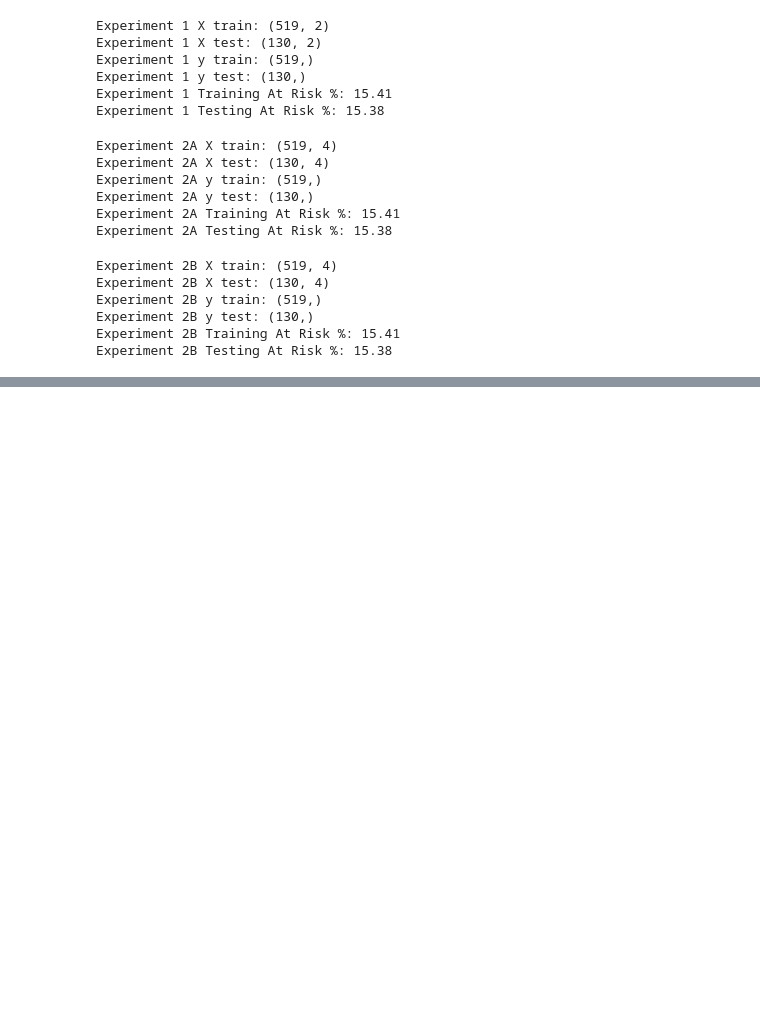
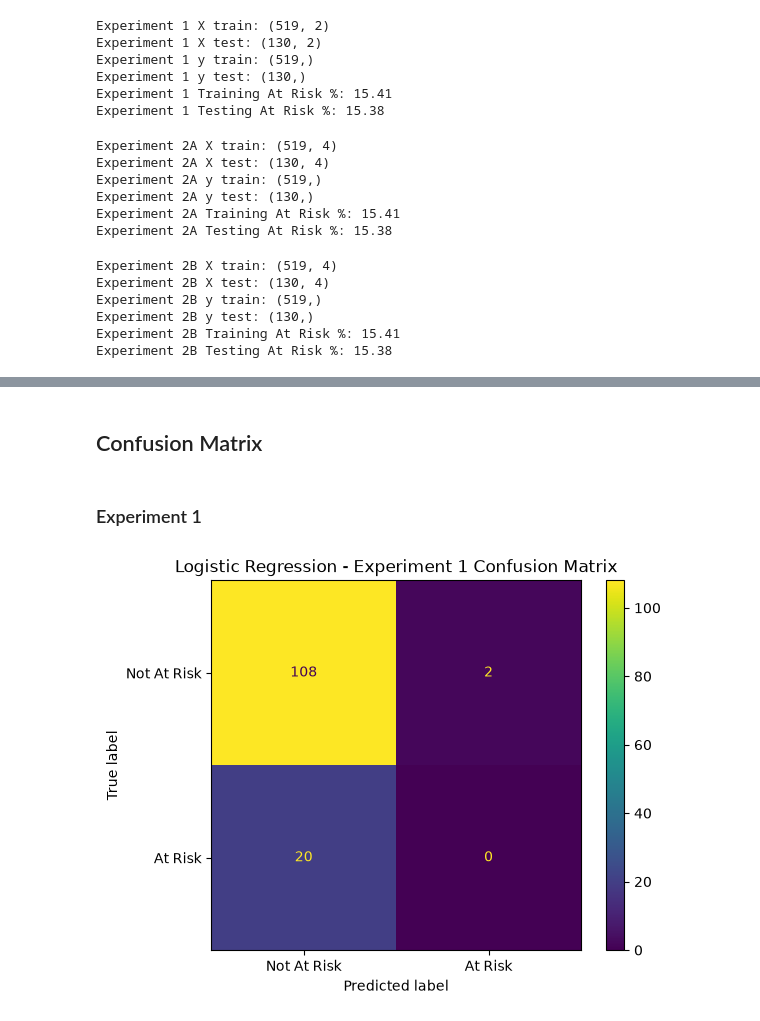
Before and after one commit to fip1234/phronesis, a Jupyter notebook: notebooks/01_eda.ipynb, the cells around one changed output, grey strips where cells are left out. Saved outputs shown, nothing was run; the diff lists cells and outputs as text; code cells hidden in the pictures; blank space fills up the shorter version.

Commit message:
Logistic regression full eval

```diff
--- a/notebooks/01_eda.ipynb
+++ b/notebooks/01_eda.ipynb
@@ -623,0 +703,5 @@ Experiment 2B Testing At Risk %: 15.38
+# %%
+#create log regression model and train
+logistic_exp1= LogisticRegression()
+#train with experiment 1 data (failures, absences)
+logistic_exp1.fit(X1_train, y1_train)
@@ -623,0 +722,22 @@ Experiment 2B Testing At Risk %: 15.38
+# %%
+#accuracy
+logistic_exp1_accuracy =accuracy_score(y1_test,logistic_exp1_predictions)
+print("Experiment 1 accuracy:",round(logistic_exp1_accuracy*100,2),"%")
+
+#precision
+#zero_division= if no positive predictions,report 0 instead of warning
+logistic_exp1_precision  =precision_score(y1_test,logistic_exp1_predictions, zero_division=0)
+print("Experiment 1 precision:",round(logistic_exp1_precision *100,2),"%")
+
+#recall
+logistic_exp1_recall  =recall_score(y1_test,logistic_exp1_predictions)
+print("Experiment 1 recall:",round(logistic_exp1_recall *100,2),"%")
+
+#f1 score
+logistic_exp1_f1  =f1_score(y1_test,logistic_exp1_predictions, zero_division=0)
+print("Experiment 1 f1 score:",round(logistic_exp1_f1 *100,2),"%")
+
+#confusion matrix
+logistic_exp1_confusion  =confusion_matrix(y1_test,logistic_exp1_predictions)
+print("Experiment 1 confusion matrix:")
+print(logistic_exp1_confusion )
@@ -623,0 +906,4 @@ Experiment 2B Testing At Risk %: 15.38
+# %% [markdown]
+## Confusion Matrix
+# %% [markdown]
+### Experiment 1
@@ -623,0 +912,17 @@ Experiment 2B Testing At Risk %: 15.38
+# %%
+#confusion matrix visual -logistic regression experiment 1
+
+fig,ax= plt.subplots()
+
+confusion_exp1= ConfusionMatrixDisplay(
+    confusion_matrix=logistic_exp1_confusion,
+    display_labels=["Not At Risk","At Risk"]
+)
+
+confusion_exp1.plot(ax=ax)
+
+plt.title("Logistic Regression - Experiment 1 Confusion Matrix")
+plt.savefig("../outputs/figures/9-logistic_exp1_confusion_matrix.png")
+plt.show()
+# %% [output]
+[figure, added]
```
Also changed, not shown: parts of 38 cells of this notebook, 4 other files.
